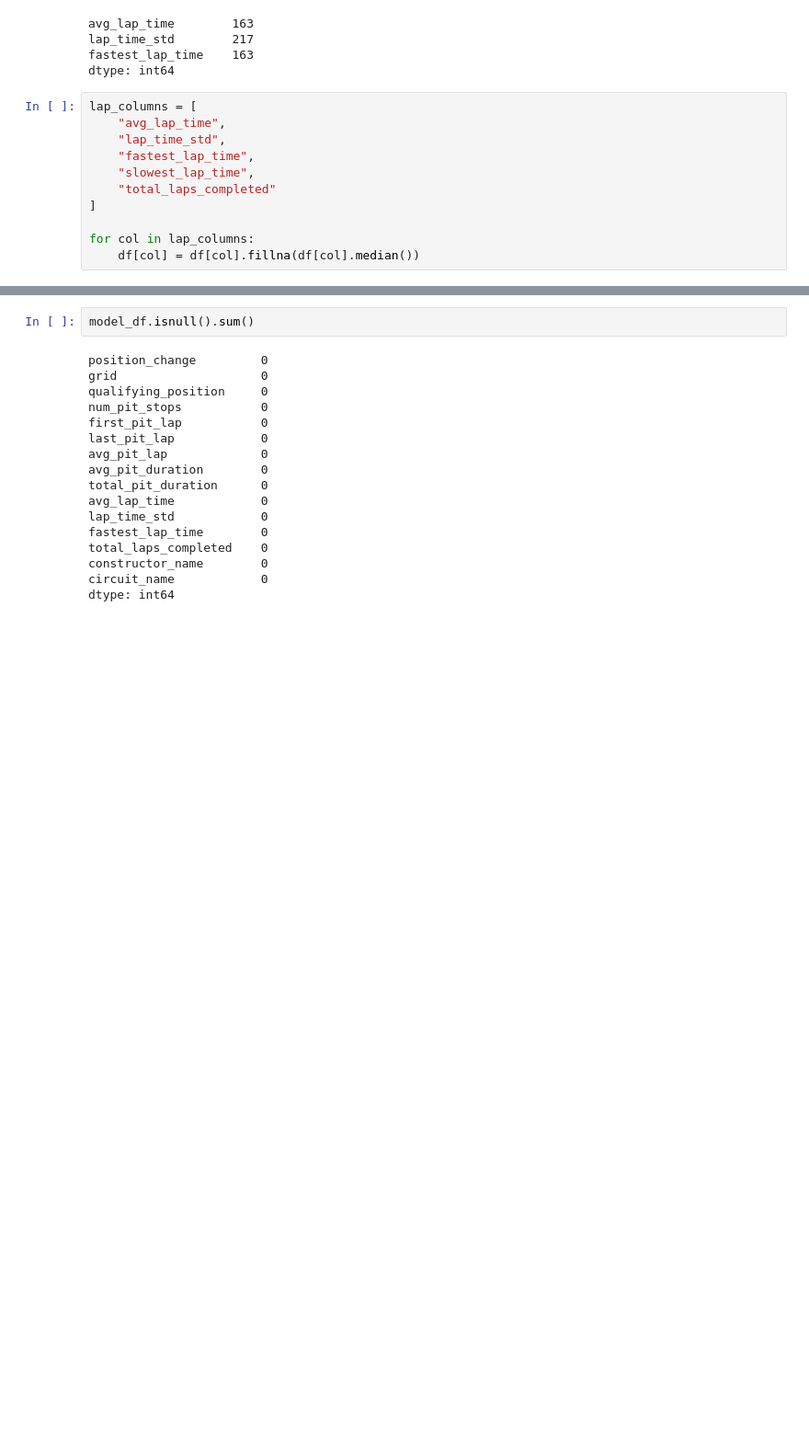
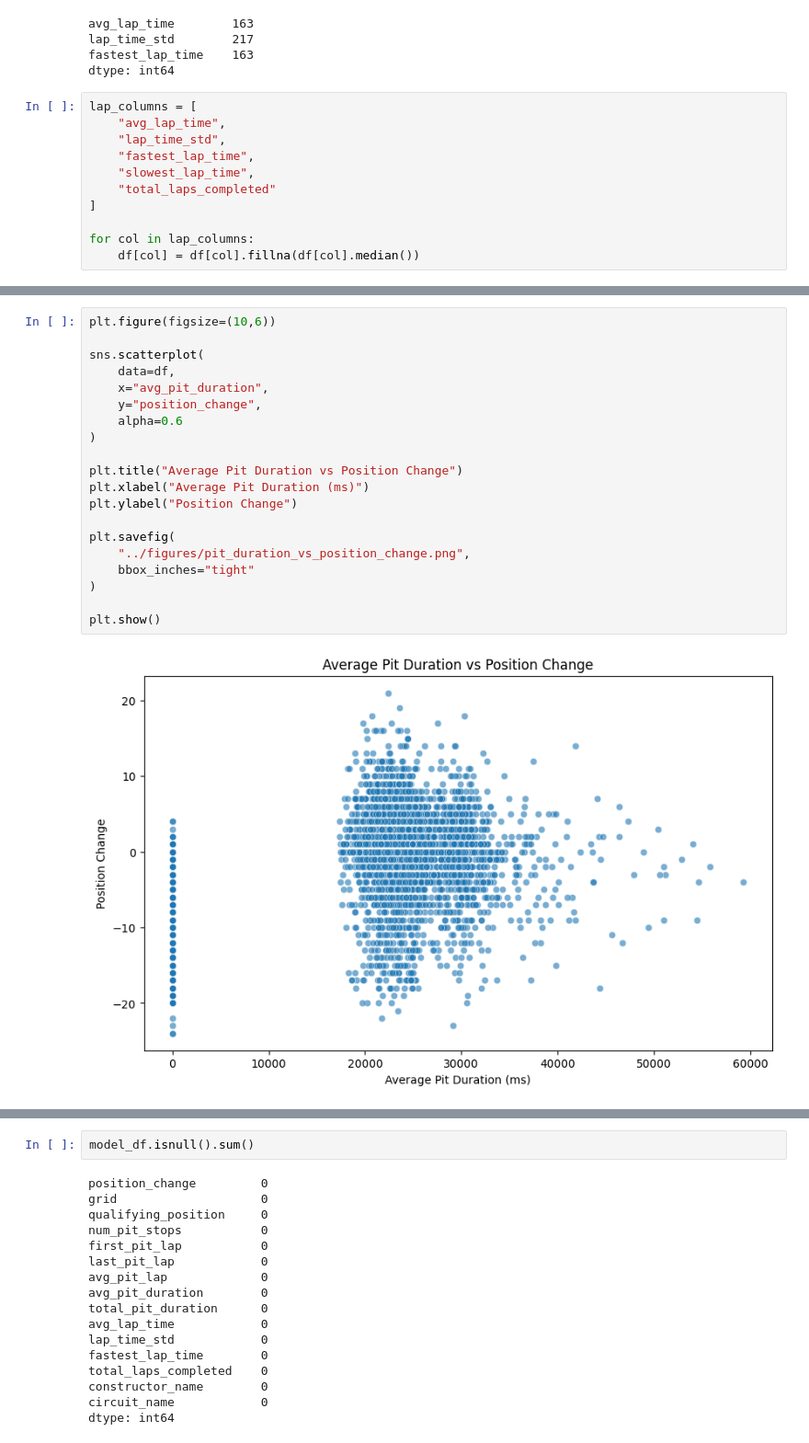
Before and after one commit to thomaschung1/F1-Pit-Strategy-Analysis, a Jupyter notebook: notebooks/exploratory_analysis.ipynb, the cells around one changed output, grey strips where cells are left out. Shown at 92% size. Cells and saved outputs as stored; diff of their text form; blank space fills up the shorter version.

```diff
--- a/notebooks/exploratory_analysis.ipynb
+++ b/notebooks/exploratory_analysis.ipynb
@@ -475,0 +477,22 @@ df = df[df["avg_lap_time"] < 200000]
+# %%
+plt.figure(figsize=(10,6))
+
+sns.scatterplot(
+    data=df,
+    x="avg_pit_duration",
+    y="position_change",
+    alpha=0.6
+)
+
+plt.title("Average Pit Duration vs Position Change")
+plt.xlabel("Average Pit Duration (ms)")
+plt.ylabel("Position Change")
+
+plt.savefig(
+    "../figures/pit_duration_vs_position_change.png",
+    bbox_inches="tight"
+)
+
+plt.show()
+# %% [output]
+[figure, added]
```
Also changed, not shown: parts of 38 cells of this notebook, 18 other files.
